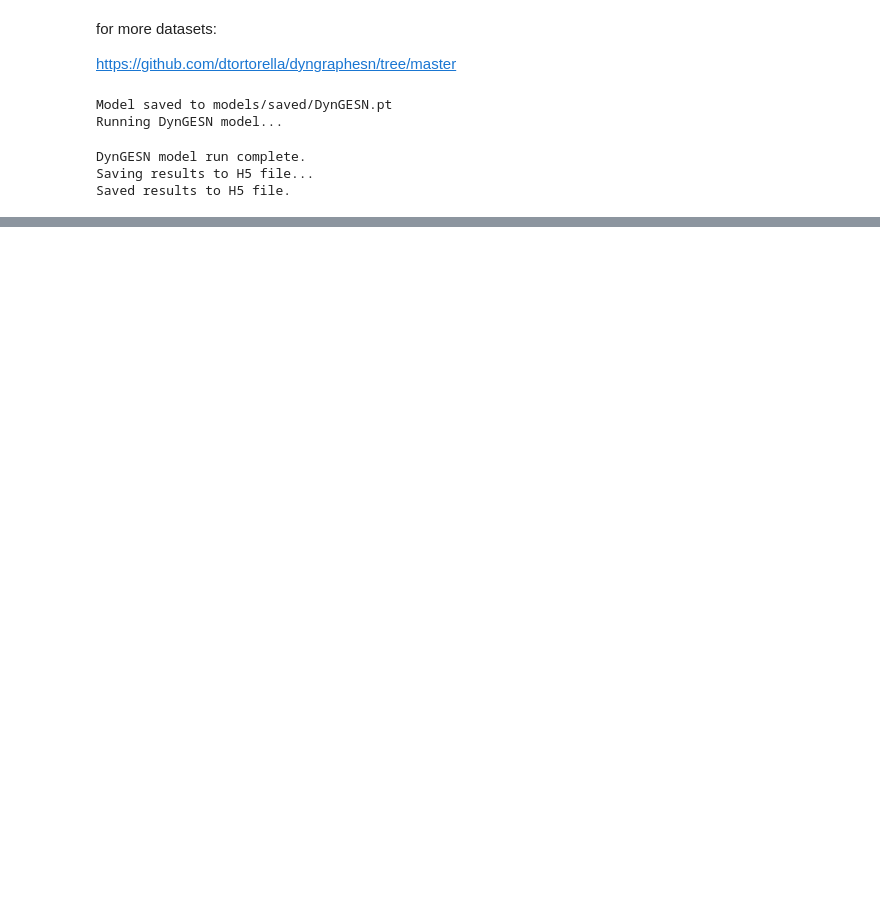
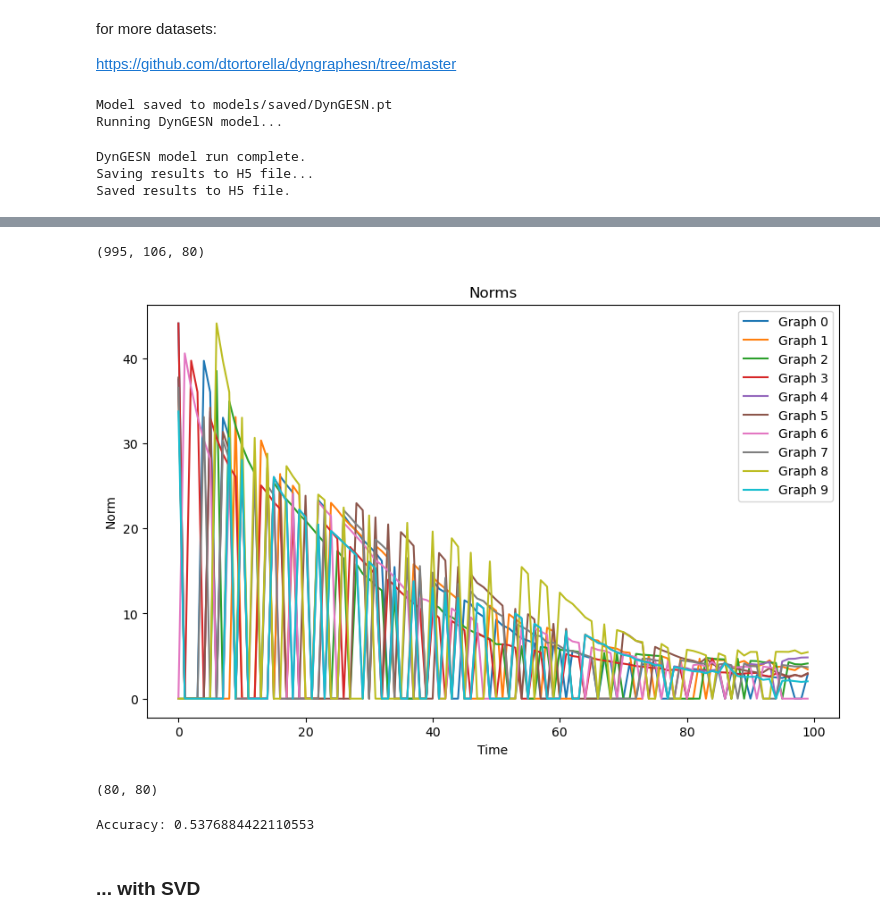
Before and after one commit to NGMLGroup/Koopman-TGNN-Interpretability, a Jupyter notebook: DynGESN_DMD_classification.ipynb, the cells around one changed output, grey strips where cells are left out. Drawn from its saved outputs; the diff is of its cells as text; code cells hidden in the pictures; blank space fills up the shorter version.

```diff
--- a/DynGESN_DMD_classification.ipynb
+++ b/DynGESN_DMD_classification.ipynb
@@ -35,17 +37,17 @@ for more datasets:
 https://github.com/dtortorella/dyngraphesn/tree/master
 # %%
 config = {
-        'reservoir_size': 174,
-        'input_scaling': 0.8570459252631505,
-        'reservoir_layers': 8,
-        'leaking_rate': 0.20766071090374805,
-        'spectral_radius': 4.494311432334676,
-        'density': 0.6717397784974486,
+        'reservoir_size': 16,
+        'input_scaling': 1,
+        'reservoir_layers': 5,
+        'leaking_rate': 0.1,
+        'spectral_radius': 1,
+        'density': 1,
         'reservoir_activation': 'tanh',
-        'alpha_decay': True,
-        'lr': 0.06557351603604304,
+        'lr': 0.05,
         'epochs': 100,
-        'add_self_loops': True,
+        'alpha_decay': False,
+        'add_self_loops': False,
         'b_leaking_rate': True,
         }
 # %%
@@ -308,2 +202,24 @@ from DMD.dmd import KANN
-# %%
-Y, states = torch.load('KOP/DynGESN/states.pt').values()
+# %%
+states.inputs.shape
+# %% [output]
+(995, 106, 80)
+# %%
+X = torch.from_numpy(states.inputs).float()
+# %%
+norms = []
+for i in range(10):
+    norms.append(torch.linalg.vector_norm(X[i,:-1,:]-X[i,1:,:],
+                                          dim=(1)))
+# %%
+plt.figure(figsize=(10, 6))
+
+for i, norm in enumerate(norms):
+    plt.plot(norm.cpu().detach()[:100], label=f'Graph {i}')
+
+plt.xlabel('Time')
+plt.ylabel('Norm')
+plt.title('Norms')
+plt.legend()
+plt.show()
+# %% [output]
+[figure, added]
@@ -309,0 +236,4 @@ Y, states = torch.load('KOP/DynGESN/states.pt').values()
+# %%
+K0.shape
+# %% [output]
+(80, 80)
@@ -309,0 +249,9 @@ Y, states = torch.load('KOP/DynGESN/states.pt').values()
+# %%
+pred_y = classifier.predict(pred_X[:, -1, :].cpu().detach().numpy())
+
+accuracy = accuracy_score(val_y, pred_y)
+print(f"Accuracy: {accuracy}")
+# %% [output]
+Accuracy: 0.5376884422110553
+# %% [markdown]
+### ... with SVD
```
Also changed, not shown: parts of 105 cells of this notebook, 3 other files.
